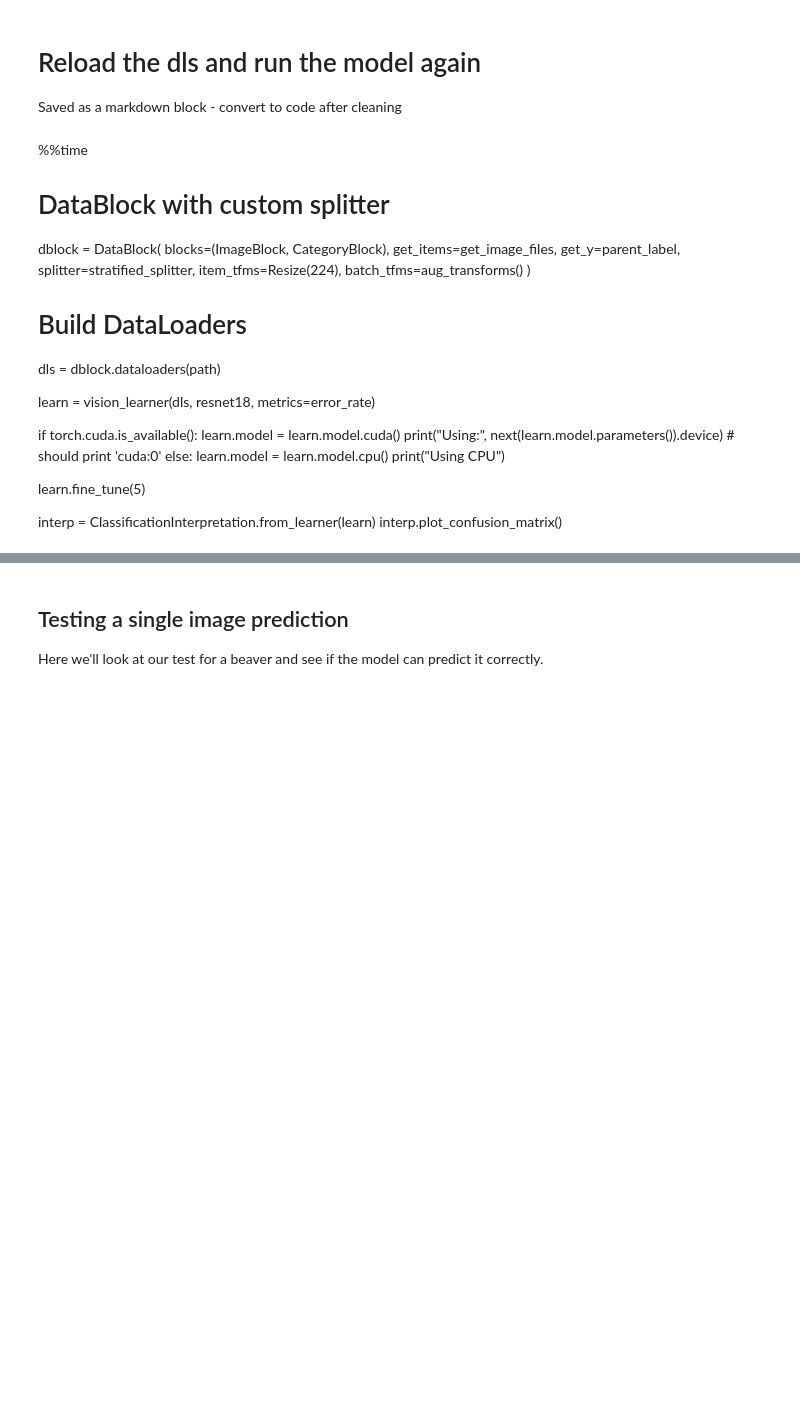
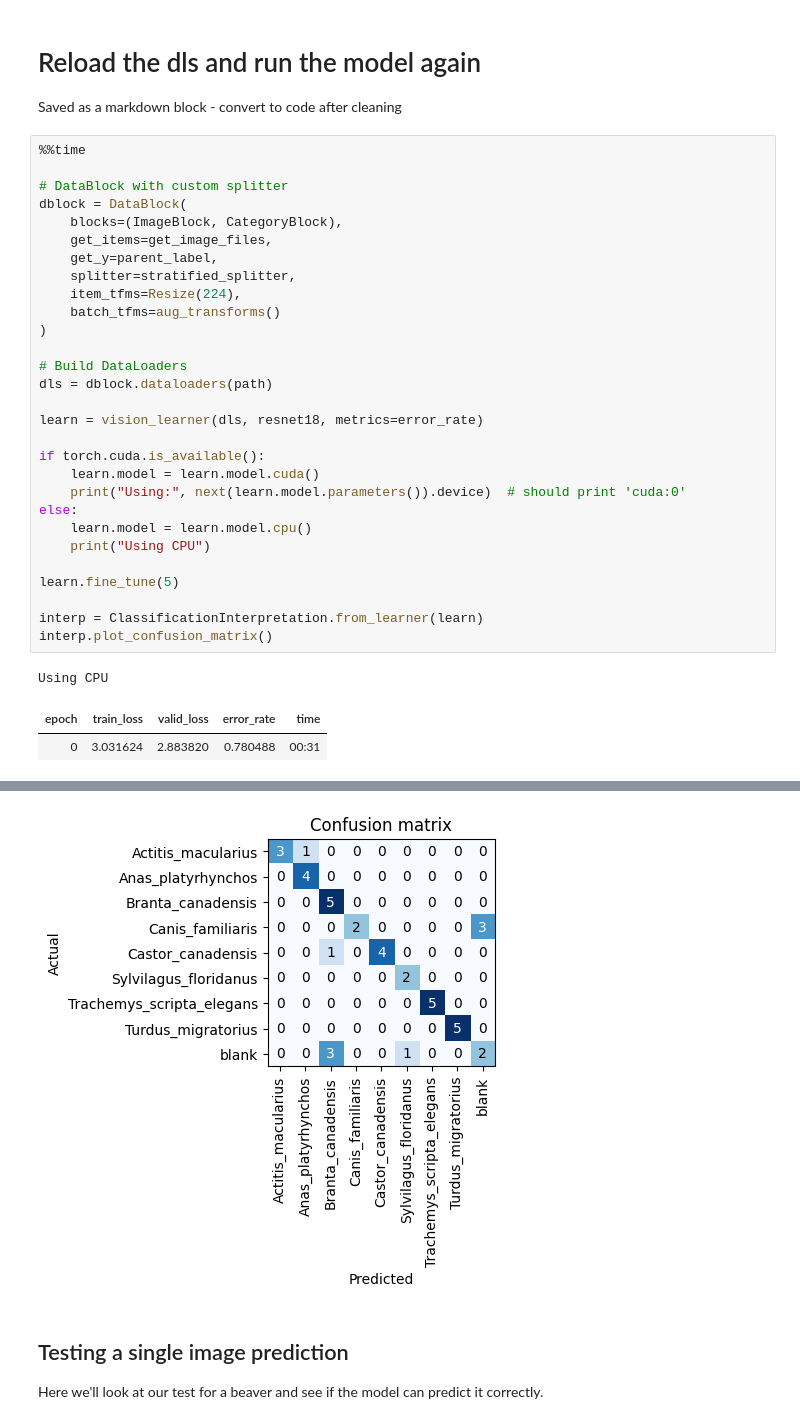
Before and after one commit to morescode-pm/kaggle-fastai, a Jupyter notebook: pull-observations-kaggle-v7.ipynb, the cells around one changed output, grey strips where cells are left out. Drawn from its saved outputs; the diff is of its cells as text; blank space fills up the shorter version.

```diff
--- a/pull-observations-kaggle-v7.ipynb
+++ b/pull-observations-kaggle-v7.ipynb
@@ -620,32 +625,36 @@ deleted 0
 # %% [markdown]
 # Reload the dls and run the model again
 Saved as a markdown block - convert to code after cleaning
-# %% [markdown]
-%%time
-
-# DataBlock with custom splitter
-dblock = DataBlock(
-    blocks=(ImageBlock, CategoryBlock),
-    get_items=get_image_files,
-    get_y=parent_label,
-    splitter=stratified_splitter,
-    item_tfms=Resize(224),
-    batch_tfms=aug_transforms()
-)
-
-# Build DataLoaders
-dls = dblock.dataloaders(path)
-
-learn = vision_learner(dls, resnet18, metrics=error_rate)
-
-if torch.cuda.is_available():
-    learn.model = learn.model.cuda()
-    print("Using:", next(learn.model.parameters()).device)  # should print 'cuda:0'
-else:
-    learn.model = learn.model.cpu()
-    print("Using CPU")
-
-learn.fine_tune(5)
-
-interp = ClassificationInterpretation.from_learner(learn)
-interp.plot_confusion_matrix()
+# %%
+%%time
+
+# DataBlock with custom splitter
+dblock = DataBlock(
+    blocks=(ImageBlock, CategoryBlock),
+    get_items=get_image_files,
+    get_y=parent_label,
+    splitter=stratified_splitter,
+    item_tfms=Resize(224),
+    batch_tfms=aug_transforms()
+)
+
+# Build DataLoaders
+dls = dblock.dataloaders(path)
+
+learn = vision_learner(dls, resnet18, metrics=error_rate)
+
+if torch.cuda.is_available():
+    learn.model = learn.model.cuda()
+    print("Using:", next(learn.model.parameters()).device)  # should print 'cuda:0'
+else:
+    learn.model = learn.model.cpu()
+    print("Using CPU")
+
+learn.fine_tune(5)
+
+interp = ClassificationInterpretation.from_learner(learn)
+interp.plot_confusion_matrix()
+# %% [output]
+Using CPU
+| epoch | train_loss | valid_loss | error_rate | time |
+| 0 | 3.031624 | 2.883820 | 0.780488 | 00:31 |
@@ -652,3 +671,4 @@ interp.plot_confusion_matrix()
+[figure, added]
 # %% [markdown]
 ## Testing a single image prediction
 Here we'll look at our test for a beaver and see if the model can predict it correctly.
```
Also changed, not shown: parts of 8 cells of this notebook.
